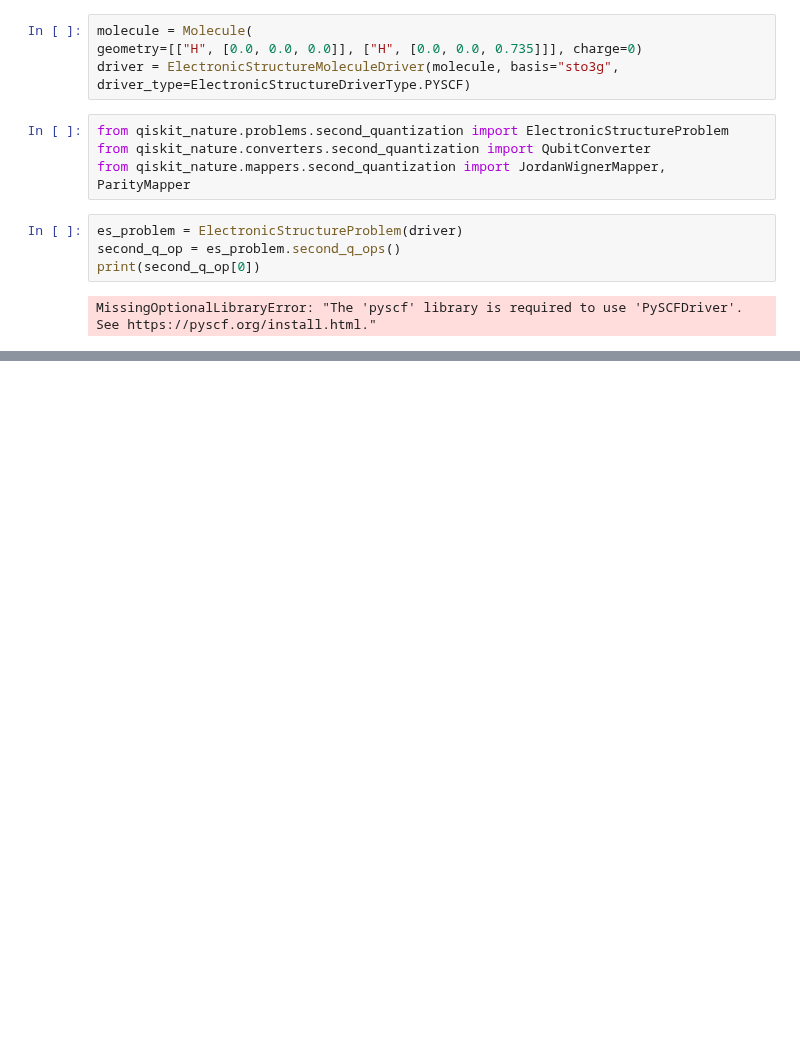
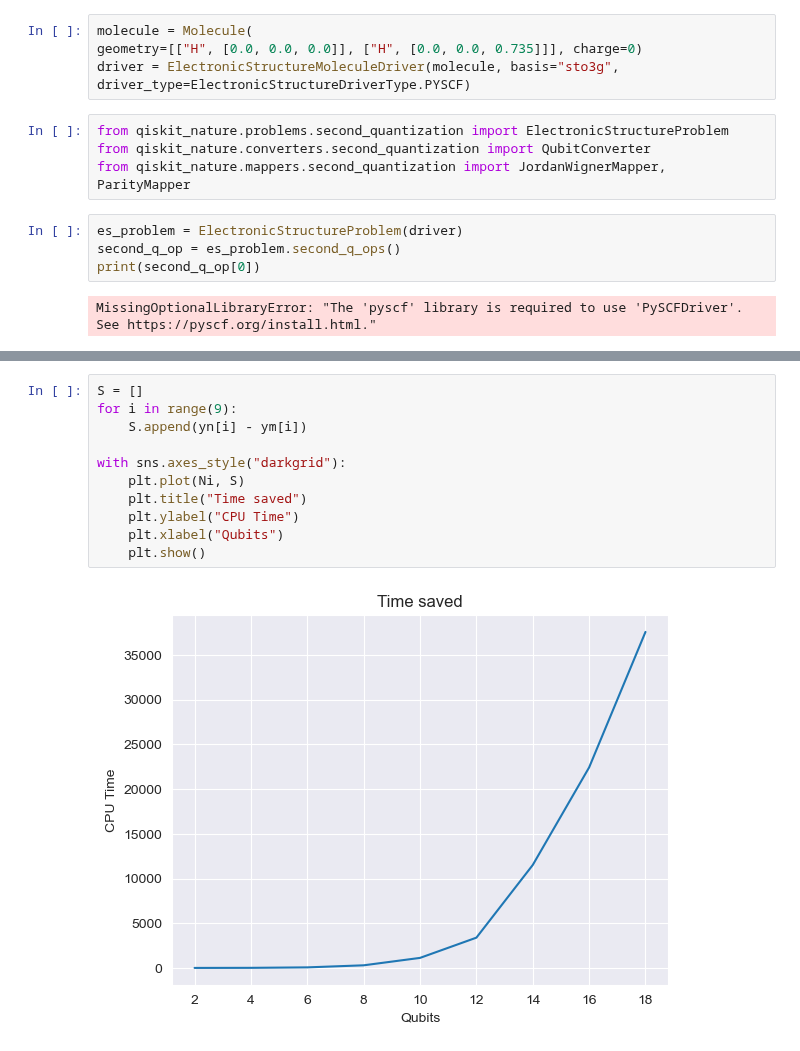
Before and after one commit to chichun-chen/Measurement_Memory, a Jupyter notebook: Numerical experments.ipynb, the cells around one changed output, grey strips where cells are left out. Cells and saved outputs as stored; diff of their text form; blank space fills up the shorter version.

```diff
--- a/Numerical experments.ipynb
+++ b/Numerical experments.ipynb
@@ -660,0 +717,13 @@ MissingOptionalLibraryError: "The 'pyscf' library is required to use 'PySCFDrive
+# %%
+S = []
+for i in range(9):
+    S.append(yn[i] - ym[i])
+
+with sns.axes_style("darkgrid"):
+    plt.plot(Ni, S)
+    plt.title("Time saved")
+    plt.ylabel("CPU Time")
+    plt.xlabel("Qubits")
+    plt.show()
+# %% [output]
+[figure, added]
```
Also changed, not shown: parts of 5 cells of this notebook, 57 other files.
